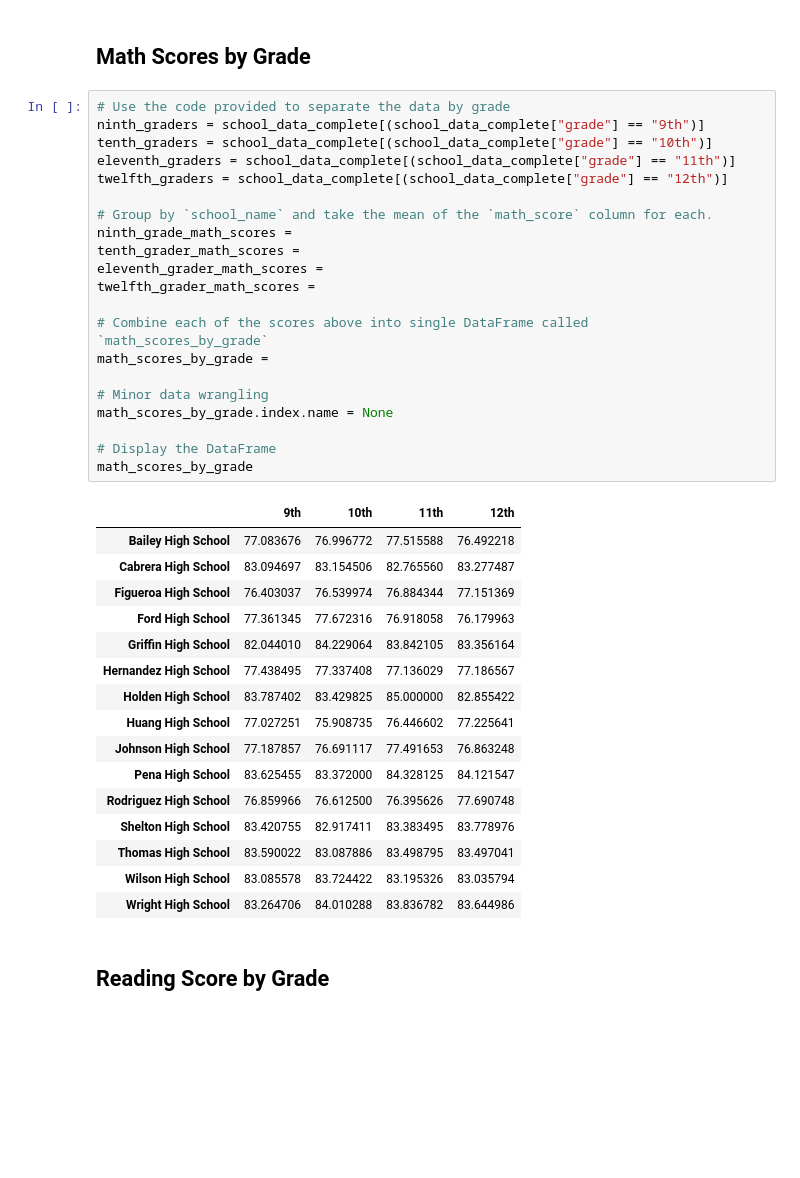
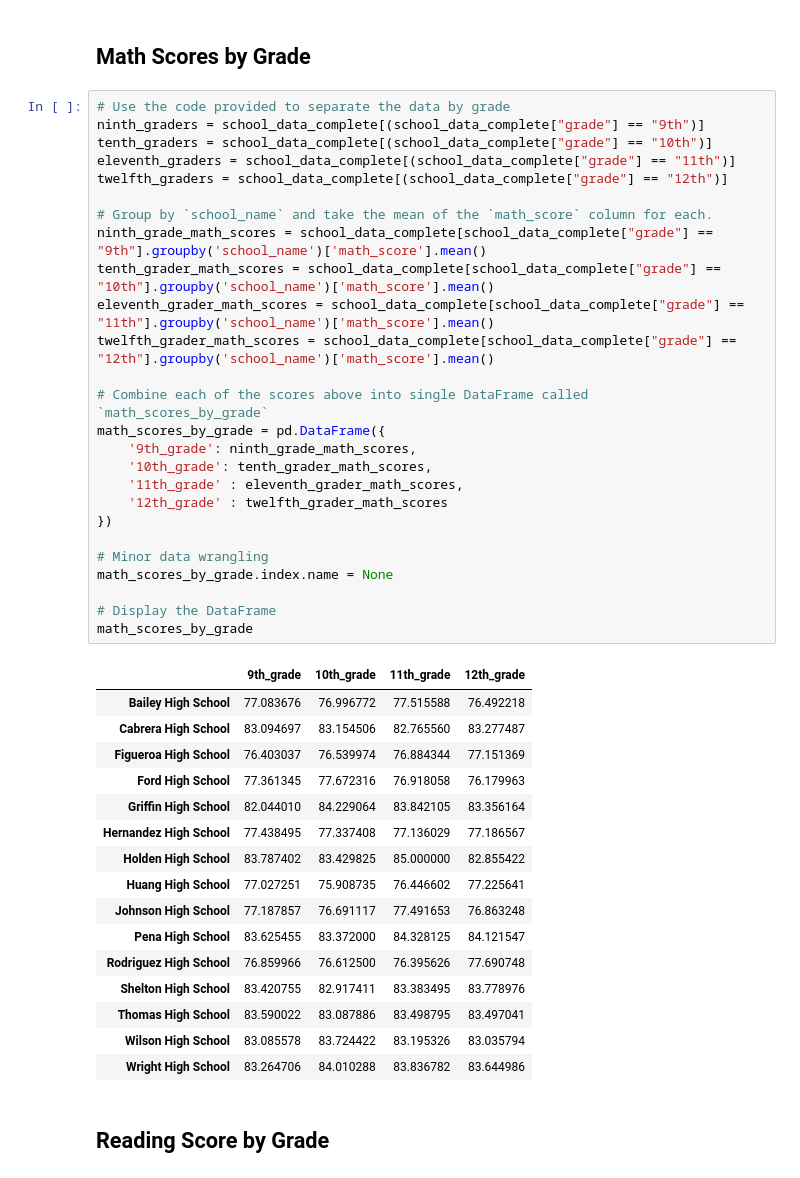
Before and after one commit to FDernawi/pandas-challenge, a Jupyter notebook: pandas-challenge/Starter_Code/PyCitySchools/PyCitySchools_starter.ipynb, the cells around one changed output. Cells and saved outputs as stored; diff of their text form; blank space fills up the shorter version.

```diff
--- a/pandas-challenge/Starter_Code/PyCitySchools/PyCitySchools_starter.ipynb
+++ b/pandas-challenge/Starter_Code/PyCitySchools/PyCitySchools_starter.ipynb
@@ -322,26 +322,31 @@ bottom_schools.head(5)
 # %%
 # Use the code provided to separate the data by grade
 ninth_graders = school_data_complete[(school_data_complete["grade"] == "9th")]
 tenth_graders = school_data_complete[(school_data_complete["grade"] == "10th")]
 eleventh_graders = school_data_complete[(school_data_complete["grade"] == "11th")]
 twelfth_graders = school_data_complete[(school_data_complete["grade"] == "12th")]
 
 # Group by `school_name` and take the mean of the `math_score` column for each.
-ninth_grade_math_scores =
-tenth_grader_math_scores =
-eleventh_grader_math_scores =
-twelfth_grader_math_scores =
+ninth_grade_math_scores = school_data_complete[school_data_complete["grade"] == "9th"].groupby('school_name')['math_score'].mean()
+tenth_grader_math_scores = school_data_complete[school_data_complete["grade"] == "10th"].groupby('school_name')['math_score'].mean()
+eleventh_grader_math_scores = school_data_complete[school_data_complete["grade"] == "11th"].groupby('school_name')['math_score'].mean()
+twelfth_grader_math_scores = school_data_complete[school_data_complete["grade"] == "12th"].groupby('school_name')['math_score'].mean()
 
 # Combine each of the scores above into single DataFrame called `math_scores_by_grade`
-math_scores_by_grade =
+math_scores_by_grade = pd.DataFrame({
+    '9th_grade': ninth_grade_math_scores,
+    '10th_grade': tenth_grader_math_scores,
+    '11th_grade' : eleventh_grader_math_scores,
+    '12th_grade' : twelfth_grader_math_scores
+})
 
 # Minor data wrangling
 math_scores_by_grade.index.name = None
 
 # Display the DataFrame
 math_scores_by_grade
 # %% [output]
-|  | 9th | 10th | 11th | 12th |
+|  | 9th_grade | 10th_grade | 11th_grade | 12th_grade |
 | Bailey High School | 77.083676 | 76.996772 | 77.515588 | 76.492218 |
 | Cabrera High School | 83.094697 | 83.154506 | 82.765560 | 83.277487 |
 | Figueroa High School | 76.403037 | 76.539974 | 76.884344 | 77.151369 |
```
Also changed, not shown: parts of 6 cells of this notebook, 3 other files.
